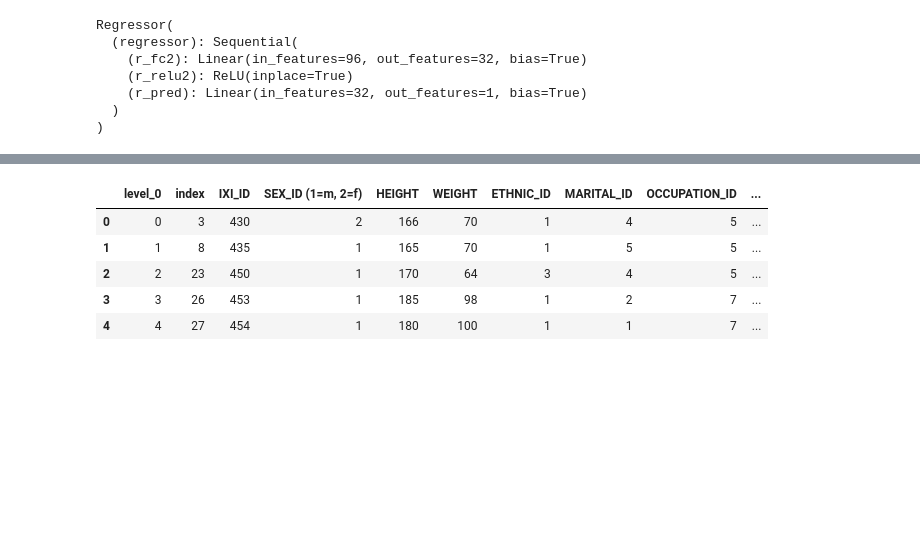
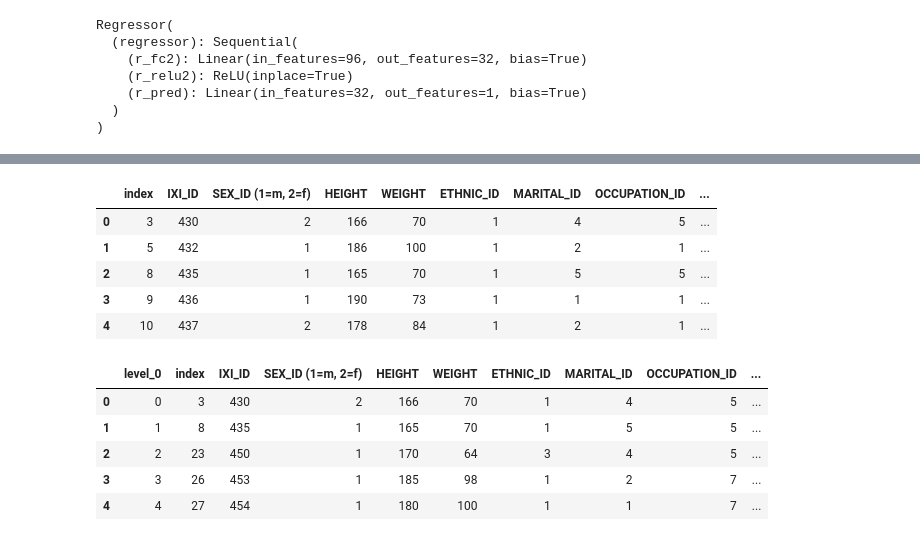
Before and after one commit to surajsrivathsa/image_registration, a Jupyter notebook: MRI_Data_Harmonization.ipynb, the cells around one changed output, grey strips where cells are left out. Drawn from its saved outputs; the diff is of its cells as text; code cells hidden in the pictures; blank space fills up the shorter version.

```diff
--- a/MRI_Data_Harmonization.ipynb
+++ b/MRI_Data_Harmonization.ipynb
@@ -747,3 +800,12 @@ df_subset.head(10)
+# %%
+train_learn_df.head()
+# %% [output]
+|  | index | IXI_ID | SEX_ID (1=m, 2=f) | HEIGHT | WEIGHT | ETHNIC_ID | MARITAL_ID | OCCUPATION_ID | ... |
+| 0 | 3 | 430 | 2 | 166 | 70 | 1 | 4 | 5 | ... |
+| 1 | 5 | 432 | 1 | 186 | 100 | 1 | 2 | 1 | ... |
+| 2 | 8 | 435 | 1 | 165 | 70 | 1 | 5 | 5 | ... |
+| 3 | 9 | 436 | 1 | 190 | 73 | 1 | 1 | 1 | ... |
+| 4 | 10 | 437 | 2 | 178 | 84 | 1 | 2 | 1 | ... |
 # %%
 validation_df.reset_index(inplace=True)
 # %%
```
Also changed, not shown: parts of 17 cells of this notebook.
